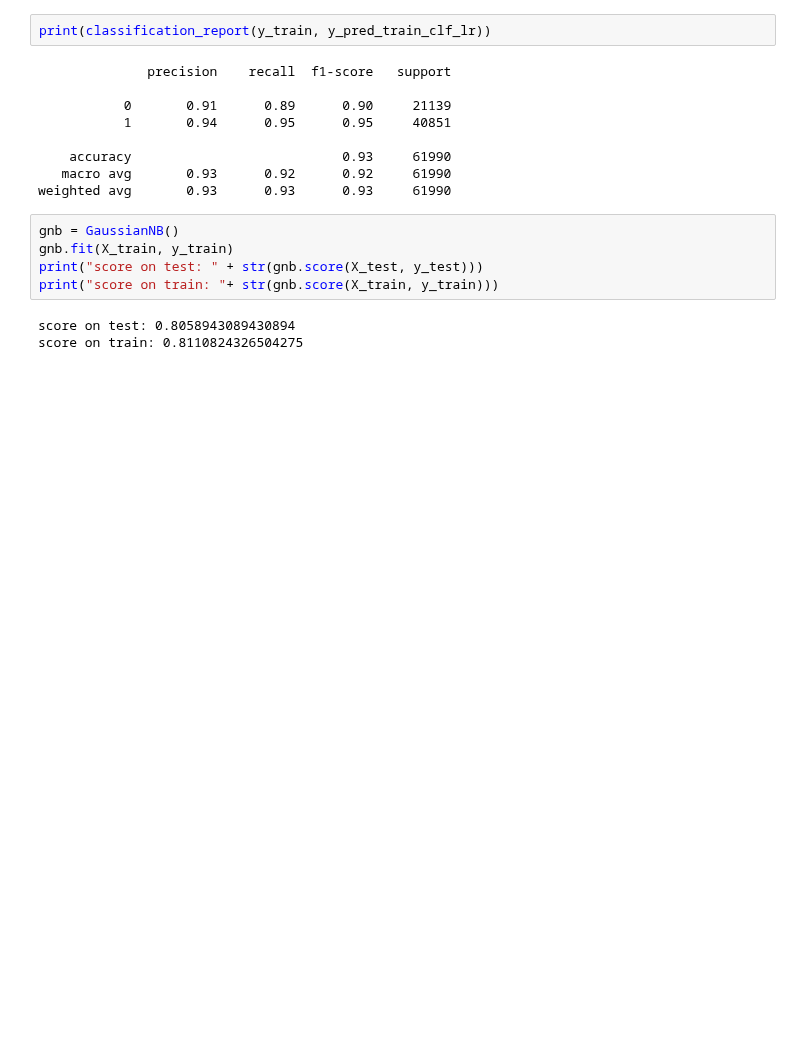
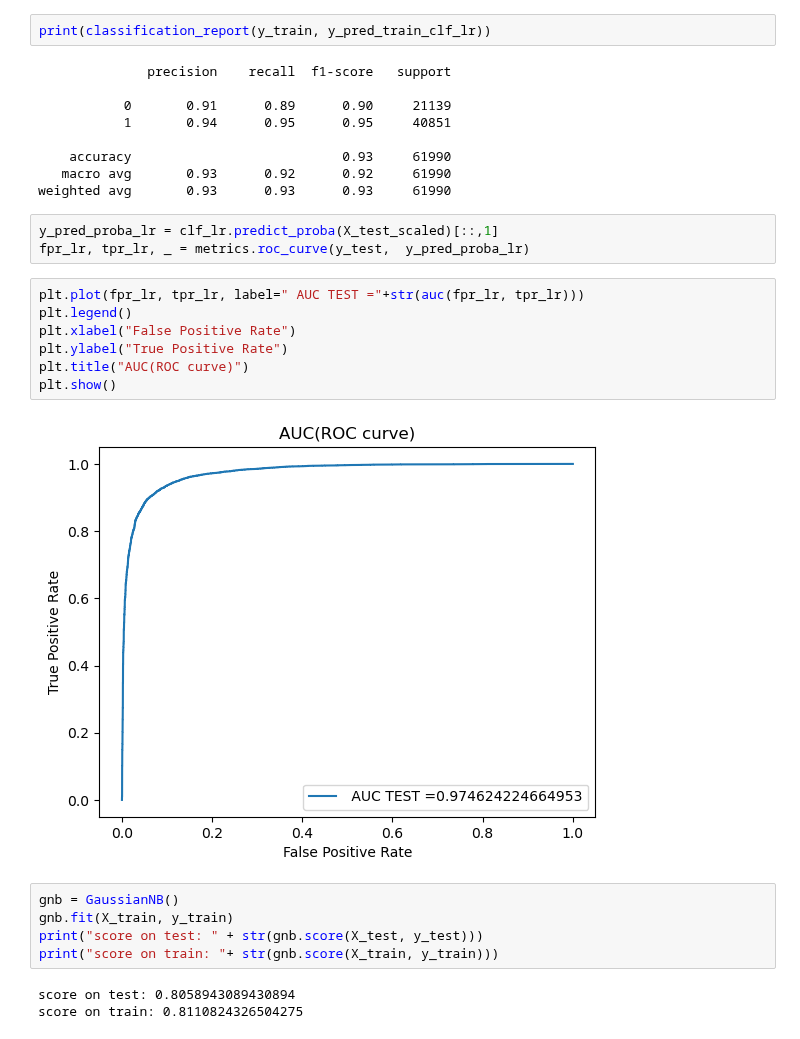
Before and after one commit to Noob1701/Springboard, a Jupyter notebook: Fake News Modelling.ipynb, the cells around one changed output. Saved outputs shown, nothing was run; the diff lists cells and outputs as text; blank space fills up the shorter version.

Commit message:
adding ROC curve

```diff
--- a/Fake News Modelling.ipynb
+++ b/Fake News Modelling.ipynb
@@ -277,6 +279,18 @@ print(classification_report(y_train, y_pred_train_clf_lr))
     accuracy                           0.93     61990
    macro avg       0.93      0.92      0.92     61990
 weighted avg       0.93      0.93      0.93     61990
+# %%
+y_pred_proba_lr = clf_lr.predict_proba(X_test_scaled)[::,1]
+fpr_lr, tpr_lr, _ = metrics.roc_curve(y_test,  y_pred_proba_lr)
+# %%
+plt.plot(fpr_lr, tpr_lr, label=" AUC TEST ="+str(auc(fpr_lr, tpr_lr)))
+plt.legend()
+plt.xlabel("False Positive Rate")
+plt.ylabel("True Positive Rate")
+plt.title("AUC(ROC curve)")
+plt.show()
+# %% [output]
+[figure, added]
 # %%
 gnb = GaussianNB()
 gnb.fit(X_train, y_train)
```
Also changed, not shown: parts of 6 cells of this notebook.
